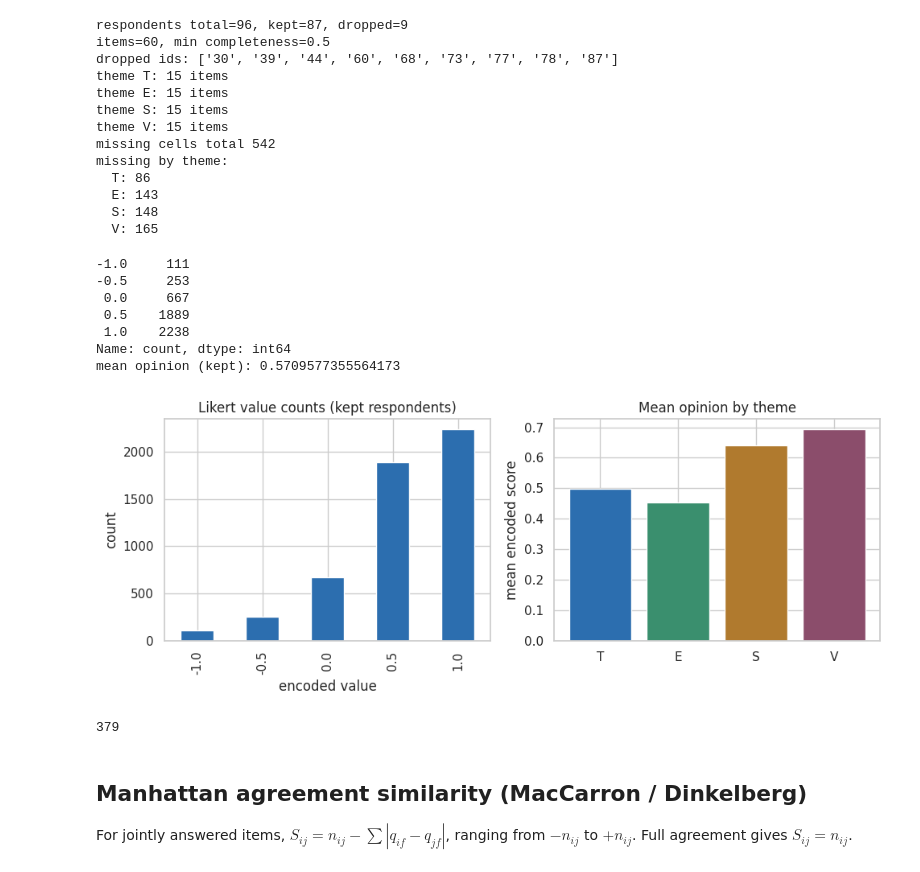
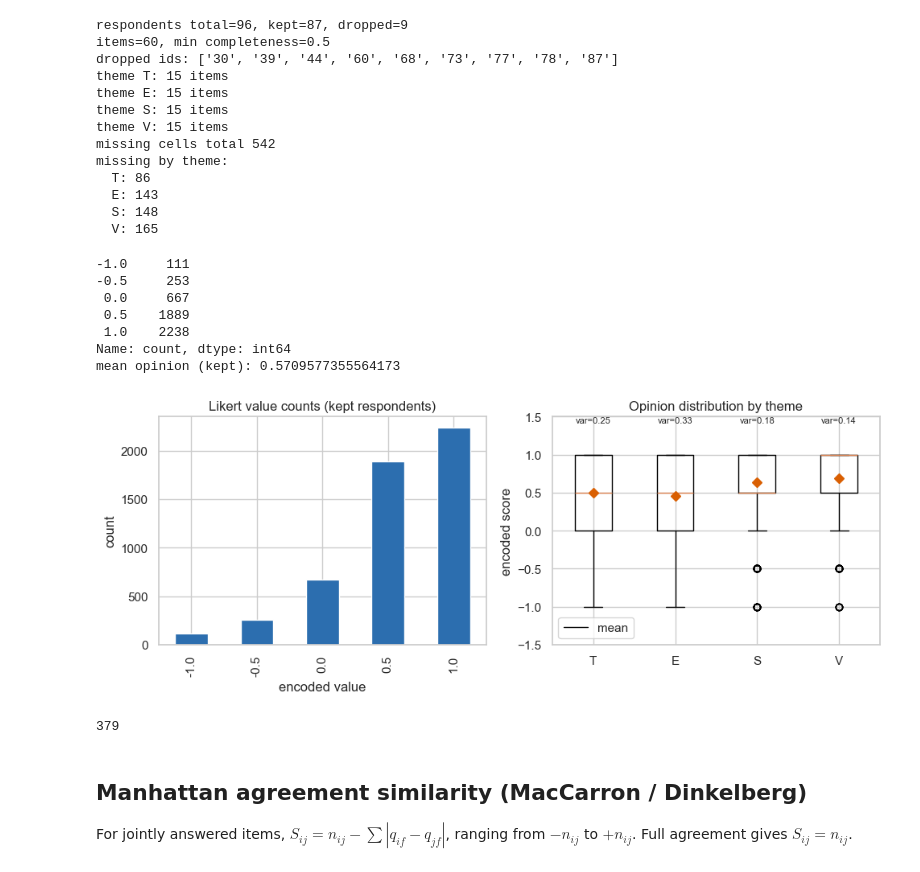
Before and after one commit to vishakkashyapk30/dpcn-a1-opinion-network-team34, a Jupyter notebook: code/01_data_and_network.ipynb, the cells around one changed output. Cells and saved outputs as stored; diff of their text form; code cells hidden in the pictures.

Commit message:
changed plotting and added explanations

```diff
--- a/code/01_data_and_network.ipynb
+++ b/code/01_data_and_network.ipynb
@@ -108,39 +108,49 @@ print('mean opinion (kept):', float(flat.mean()))
 fig, axes = plt.subplots(1, 2, figsize=(10, 4))
 vc.plot(kind='bar', ax=axes[0], color='#2c6eaf')
 axes[0].set_title('Likert value counts (kept respondents)')
 axes[0].set_xlabel('encoded value')
 axes[0].set_ylabel('count')
 
-theme_means = {t: kept[cols].stack().dropna().mean() for t, cols in themes.items()}
-axes[1].bar(list(theme_means.keys()), list(theme_means.values()), color=['#2c6eaf', '#3a8f6e', '#b07a2e', '#8b4d6b'])
-axes[1].set_title('Mean opinion by theme')
-axes[1].set_ylabel('mean encoded score')
-axes[1].axhline(0, color='gray', lw=0.8)
+theme_values = [kept[cols].stack().dropna().to_numpy() for cols in themes.values()]
+theme_variances = [float(np.var(values)) for values in theme_values]
+axes[1].boxplot(
+    theme_values,
+    tick_labels=list(themes.keys()),
+    showmeans=True,
+    meanprops={'marker': 'D', 'markerfacecolor': '#d95f02', 'markeredgecolor': '#d95f02'},
+)
+axes[1].set_ylim((-1.5, 1.5))
+axes[1].set_title('Opinion distribution by theme')
+axes[1].set_ylabel('encoded score')
+# axes[1].axhline(0, color='gray', lw=0.8)
+axes[1].legend(['mean'], loc='best')
+for index, variance in enumerate(theme_variances, start=1):
+    axes[1].text(index, axes[1].get_ylim()[1], f'var={variance:.2f}', ha='center', va='top', fontsize=8)
 fig.tight_layout()
 fig.savefig(FIG / 'eda_likert_and_themes.png', dpi=200, bbox_inches='tight')
 plt.show()
 
 kept.to_csv(ART / 'encoded_respondents.csv', index=False)
 meta = {
     'n_raw': len(encoded),
     'n_kept': len(kept),
     'n_items': n_items,
     'min_completeness': MIN_COMPLETENESS,
     'min_overlap': MIN_OVERLAP,
     'giant_frac_target': GIANT_FRAC,
     'likert_map': LIKERT_MAP,
     'dropped_ids': dropped['respondent_id'].tolist(),
 }
 (ART / 'prep_meta.json').write_text(json.dumps(meta, indent=2))
 # %% [output]
 -1.0     111
 -0.5     253
  0.0     667
  0.5    1889
  1.0    2238
 Name: count, dtype: int64
 mean opinion (kept): 0.5709577355564173
-[figure, old version]
+[figure, new version]
 379
 # %% [markdown]
 ## Manhattan agreement similarity (MacCarron / Dinkelberg)
```
Also changed, not shown: parts of 1 cell of this notebook, 5 other files.
